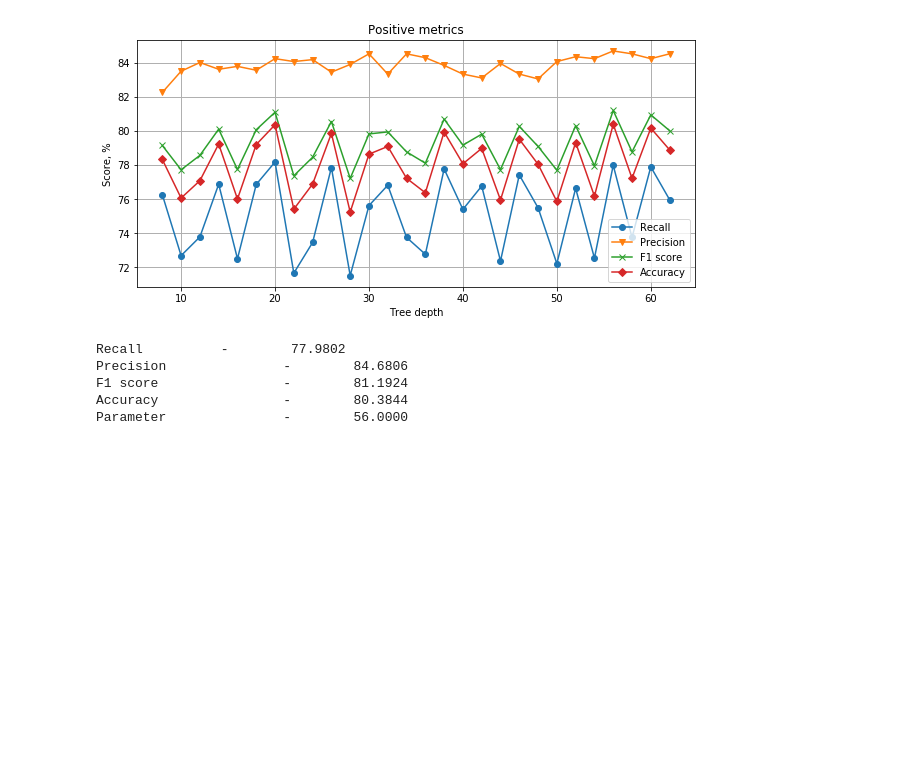
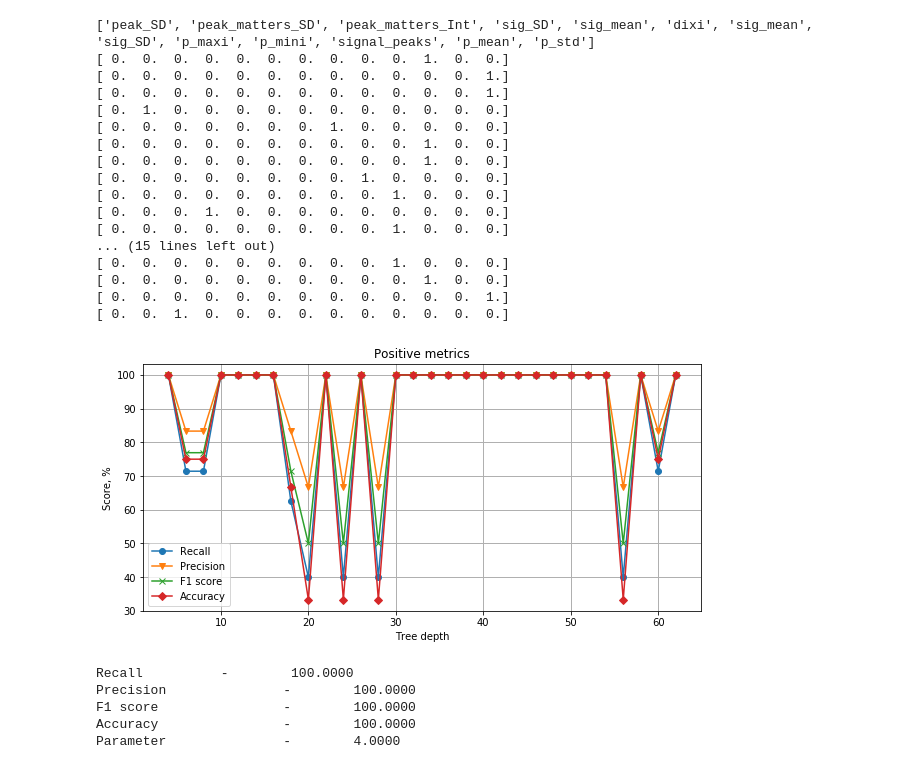
Before and after one commit to SemVan/PySignalClassifier, a Jupyter notebook: TreeSignalClassifier.ipynb, the cells around one changed output. Cells and saved outputs as stored; diff of their text form; code cells hidden in the pictures; blank space fills up the shorter version.

Commit message:
Comparison by peaks. Too strong, isnt working well. FOO BAR. Gonna try spectras.

```diff
--- a/TreeSignalClassifier.ipynb
+++ b/TreeSignalClassifier.ipynb
@@ -13,8 +13,14 @@ from sklearn.metrics import confusion_matrix
 from sklearn.model_selection import train_test_split
 from sklearn.neural_network import MLPClassifier
 from sklearn.svm import SVC
+from pandas.plotting import scatter_matrix
+from sklearn.decomposition import PCA
+from sklearn.discriminant_analysis import LinearDiscriminantAnalysis
 
 np.set_printoptions(precision = 3)
+
+POSITIVE = 1
+NEGATIVE = -1
 # %%
 def plot_matrix(matrix_seq, xAx, labels):
     true_neg = list(mat[0][0] for mat in matrix_seq)
@@ -128,4 +173,4 @@ def get_best_scores(metr):
 # %%
-df = pd.read_csv('total_data_mining_vid.csv')
+df = pd.read_csv('total_data_mining_dev.csv')
 # %%
 df = df.drop('contact_freq', 1)
@@ -143,7 +197,7 @@ df.head()
 # %%
-nulls = df[df['target']==0].count()
+nulls = df[df['target']==NEGATIVE].count()
 nulls = nulls['Name']
-ones = df[df['target']==1].count()
+ones = df[df['target']==POSITIVE].count()
 ones = ones['Name']
 
 lenDiff = abs(nulls-ones)
@@ -158,12 +212,16 @@ print(lenDiff)
 # %%
-df_null = df[df['target']==0].iloc[lenDiff:]
-df_ed = df[df['target']==1]
+df_null = df[df['target']==NEGATIVE].iloc[lenDiff:]
+df_ed = df[df['target']==POSITIVE]
 df_train = pd.concat([df_null.head(start), df_ed.head(start)], ignore_index = True)
 df_ver = pd.concat([df_null.tail(stop), df_ed.tail(stop)], ignore_index = True)
 
 df_train.sample(frac=1).reset_index(drop=True)
 df_ver.sample(frac=1).reset_index(drop=True)
 
-print(df_train[df_train['target']==0].count())
-print(df_train[df_train['target']==1].count())
+# print(df_train[df_train['target']==NEGATIVE].count())
+# print(df_train[df_train['target']==POSITIVE].count())
+features = ['central_freq', 'central_freq_amp','peak_matters_SD', 'peak_matters_Int','sig_SD','sig_mean', 'dixi', 'signal_peaks']
+features1 = ['peak_SD', 'peak_matters_SD', 'peak_matters_Int','sig_SD','sig_mean', 'dixi','sig_mean','sig_SD','p_maxi','p_mini', 'signal_peaks','p_mean', 'p_std']
+
+show_pca(df_train, features1)
 # %% [output]
@@ -187,28 +229,47 @@ dtype: int64
 # %%
-features = ['central_freq', 'central_freq_amp', 'peak_count', 'peak_SD', 'peak_matters_SD', 'peak_matters_Int','sig_SD','sig_mean', 'dixi', 'signal_peaks']
+# features = ['central_freq', 'central_freq_amp', 'peak_SD', 'peak_matters_SD', 'peak_matters_Int','sig_SD','sig_mean', 'dixi', 'signal_peaks','p_mean', 'p_std','p_maxi','p_mini']
+features = features1
 scores = []
 conf_mat = []
 deps = []
-
-for i in range(8,64, 2):
-    age_sal_tree = DecisionTreeClassifier(criterion='entropy', max_depth=i, max_features = len(features), random_state=None)
+print(features)
+for i in range(4,64, 2):
+    age_sal_tree = DecisionTreeClassifier(criterion='gini', max_depth=i, max_features = len(features), random_state=None)
     age_sal_tree.fit(df_train[features].values, df_train['target'].values)
     scoreRes = age_sal_tree.score(df_ver[features].values, df_ver['target'].values)
     res_pred = age_sal_tree.predict(df_ver[features].values)
     scores.append(scoreRes*100)
     conf_mat.append(100*confusion_matrix(res_pred, df_ver['target'].values)/halfLength)
     deps.append(i)
+    print(age_sal_tree.feature_importances_)
 
 full_plot(conf_mat, deps, ['Tree depth', 'Score, %'])
 
 export_graphviz(age_sal_tree, out_file='tree.dot', precision=5)
 # %% [output]
+['peak_SD', 'peak_matters_SD', 'peak_matters_Int', 'sig_SD', 'sig_mean', 'dixi', 'sig_mean', 'sig_SD', 'p_maxi', 'p_mini', 'signal_peaks', 'p_mean', 'p_std']
+[ 0.  0.  0.  0.  0.  0.  0.  0.  0.  0.  1.  0.  0.]
+[ 0.  0.  0.  0.  0.  0.  0.  0.  0.  0.  0.  0.  1.]
+[ 0.  0.  0.  0.  0.  0.  0.  0.  0.  0.  0.  0.  1.]
+[ 0.  1.  0.  0.  0.  0.  0.  0.  0.  0.  0.  0.  0.]
+[ 0.  0.  0.  0.  0.  0.  0.  1.  0.  0.  0.  0.  0.]
+[ 0.  0.  0.  0.  0.  0.  0.  0.  0.  0.  1.  0.  0.]
+[ 0.  0.  0.  0.  0.  0.  0.  0.  0.  0.  1.  0.  0.]
+[ 0.  0.  0.  0.  0.  0.  0.  0.  1.  0.  0.  0.  0.]
+[ 0.  0.  0.  0.  0.  0.  0.  0.  0.  1.  0.  0.  0.]
+[ 0.  0.  0.  1.  0.  0.  0.  0.  0.  0.  0.  0.  0.]
+[ 0.  0.  0.  0.  0.  0.  0.  0.  0.  1.  0.  0.  0.]
+... (15 lines left out)
+[ 0.  0.  0.  0.  0.  0.  0.  0.  0.  1.  0.  0.  0.]
+[ 0.  0.  0.  0.  0.  0.  0.  0.  0.  0.  1.  0.  0.]
+[ 0.  0.  0.  0.  0.  0.  0.  0.  0.  0.  0.  0.  1.]
+[ 0.  0.  1.  0.  0.  0.  0.  0.  0.  0.  0.  0.  0.]
-[figure, old version]
+[figure, new version]
-Recall          -        77.9802
-Precision               -        84.6806
-F1 score                -        81.1924
-Accuracy                -        80.3844
-Parameter               -        56.0000
+Recall          -        100.0000
+Precision               -        100.0000
+F1 score                -        100.0000
+Accuracy                -        100.0000
+Parameter               -        4.0000
 # %%
 neis = []
 scores = []
```
Also changed, not shown: parts of 10 cells of this notebook, 3 other files.
